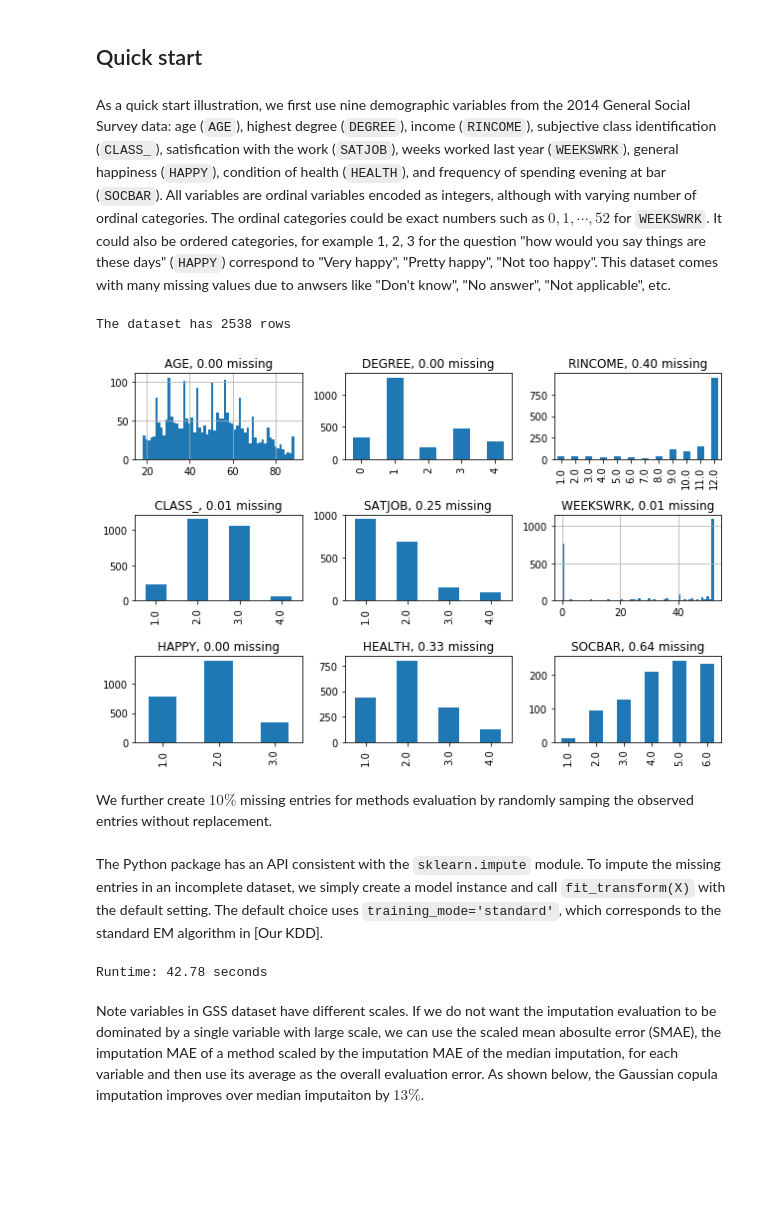
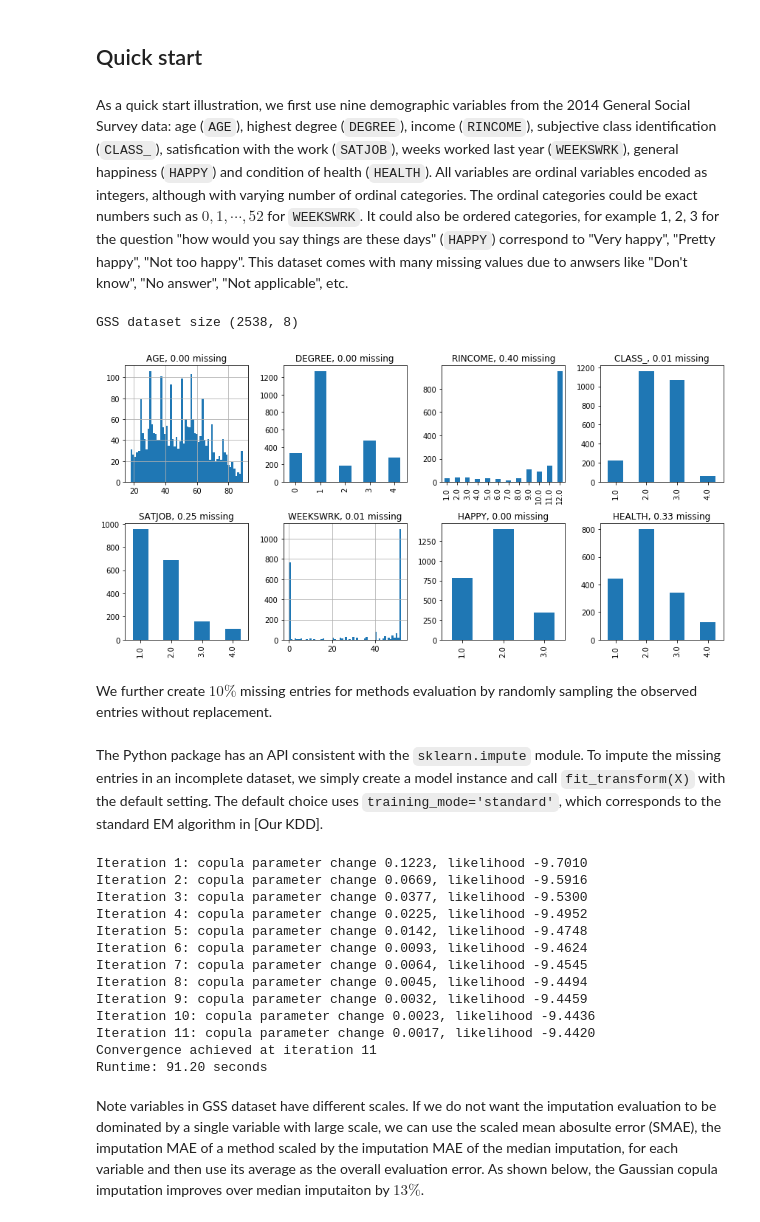
Before and after one commit to udellgroup/gcimpute, a Jupyter notebook: Examples/Main_Tutorial.ipynb, the cells around one changed output. Saved outputs shown, nothing was run; the diff lists cells and outputs as text; code cells hidden in the pictures; blank space fills up the shorter version.

```diff
--- a/Examples/Main_Tutorial.ipynb
+++ b/Examples/Main_Tutorial.ipynb
@@ -8,21 +8,21 @@ Two versions of **GaussianCopulaImp** are available: one as a Python package ava
 # %% [markdown]
 ## Quick start
 # %% [markdown]
-As a quick start illustration, we first use nine demographic variables from the 2014 General Social Survey data: age (`AGE`), highest degree (`DEGREE`), income (`RINCOME`), subjective class identification (`CLASS_`), satisfication with the work (`SATJOB`), weeks worked last year (`WEEKSWRK`), general happiness (`HAPPY`), condition of health (`HEALTH`), and frequency of spending evening at bar (`SOCBAR`). All variables are ordinal variables encoded as integers, although with varying number of ordinal categories. The ordinal categories could be exact numbers such as $0, 1, \cdots, 52$ for `WEEKSWRK`. It could also be ordered categories, for example 1, 2, 3 for the question "how would you say things are these days" (`HAPPY`) correspond to "Very happy", "Pretty happy", "Not too happy".  This dataset comes with many missing values due to anwsers like "Don't know", "No answer", "Not applicable", etc.
+As a quick start illustration, we first use nine demographic variables from the 2014 General Social Survey data: age (`AGE`), highest degree (`DEGREE`), income (`RINCOME`), subjective class identification (`CLASS_`), satisfication with the work (`SATJOB`), weeks worked last year (`WEEKSWRK`), general happiness (`HAPPY`) and condition of health (`HEALTH`). All variables are ordinal variables encoded as integers, although with varying number of ordinal categories. The ordinal categories could be exact numbers such as $0, 1, \cdots, 52$ for `WEEKSWRK`. It could also be ordered categories, for example 1, 2, 3 for the question "how would you say things are these days" (`HAPPY`) correspond to "Very happy", "Pretty happy", "Not too happy".  This dataset comes with many missing values due to anwsers like "Don't know", "No answer", "Not applicable", etc.
 # %%
-from GaussianCopulaImp.helper_data_generation import load_GSS
+from GaussianCopulaImp.helper_data import load_GSS
 data_gss = load_GSS()
-print(f'The dataset has {len(data_gss)} rows')
-fig, axes = plt.subplots(3, 3, figsize=(9,6))
+print(f'GSS dataset size {data_gss.shape}')
+fig, axes = plt.subplots(2, 4, figsize=(12,6))
 for i,col in enumerate(data_gss):
     if col in ['AGE', 'WEEKSWRK']:
-        data_gss[col].dropna().hist(ax=axes[i//3, i%3], bins=60)
+        data_gss[col].dropna().hist(ax=axes[i//4, i%4], bins=60)
     else:
         to_plot=data_gss[col].dropna().value_counts().sort_index()
-        to_plot.plot(kind='bar', ax=axes[i//3, i%3])
+        to_plot.plot(kind='bar', ax=axes[i//4, i%4])
     _title = f'{col}, {data_gss[col].isna().mean():.2f} missing'
-    axes[i//3, i%3].set_title(_title)
+    axes[i//4, i%4].set_title(_title)
 plt.tight_layout()
 # %% [output]
-The dataset has 2538 rows
+GSS dataset size (2538, 8)
-[figure, old version]
+[figure, new version]
@@ -29,4 +31,4 @@ The dataset has 2538 rows
 # %% [markdown]
-We further create $10\%$ missing entries for methods evaluation by randomly samping the observed entries without replacement.
+We further create $10\%$ missing entries for methods evaluation by randomly sampling the observed entries without replacement.
 # %%
 from GaussianCopulaImp.helper_mask import mask_MCAR
@@ -35,13 +38,25 @@ data_gss_masked = mask_MCAR(X=data_gss.to_numpy(), mask_fraction=0.1, seed=101)
 The Python package has an API consistent with the `sklearn.impute` module. To impute the missing entries in an incomplete dataset, we simply create a model instance and call `fit_transform(X)` with the default setting. The default choice uses `training_mode='standard'`, which corresponds to the standard EM algorithm in [Our KDD].
 # %%
 from GaussianCopulaImp.gaussian_copula import GaussianCopula
-model = GaussianCopula()
+model = GaussianCopula(verbose=1)
 t1 = time.time()
-Ximp = model.fit_transform(X=data_gss_masked)
+Ximp = model.fit_transform(X=gss_masked)
 t2 = time.time()
 print(f'Runtime: {t2-t1:.2f} seconds')
 # %% [output]
-Runtime: 42.78 seconds
+Iteration 1: copula parameter change 0.1223, likelihood -9.7010
+Iteration 2: copula parameter change 0.0669, likelihood -9.5916
+Iteration 3: copula parameter change 0.0377, likelihood -9.5300
+Iteration 4: copula parameter change 0.0225, likelihood -9.4952
+Iteration 5: copula parameter change 0.0142, likelihood -9.4748
+Iteration 6: copula parameter change 0.0093, likelihood -9.4624
+Iteration 7: copula parameter change 0.0064, likelihood -9.4545
+Iteration 8: copula parameter change 0.0045, likelihood -9.4494
+Iteration 9: copula parameter change 0.0032, likelihood -9.4459
+Iteration 10: copula parameter change 0.0023, likelihood -9.4436
+Iteration 11: copula parameter change 0.0017, likelihood -9.4420
+Convergence achieved at iteration 11
+Runtime: 91.20 seconds
 # %% [markdown]
 Note variables in GSS dataset have different scales. If we do not want the imputation evaluation to be dominated by a single variable with large scale, we can use the scaled mean abosulte error (SMAE), the imputation MAE of a method scaled by the imputation MAE of the median imputation, for each variable and then use its average as the overall evaluation error. As shown below, the Gaussian copula imputation improves over median imputaiton by $13\%$.
 # %%
```
Also changed, not shown: parts of 19 cells of this notebook, 7 other files.
